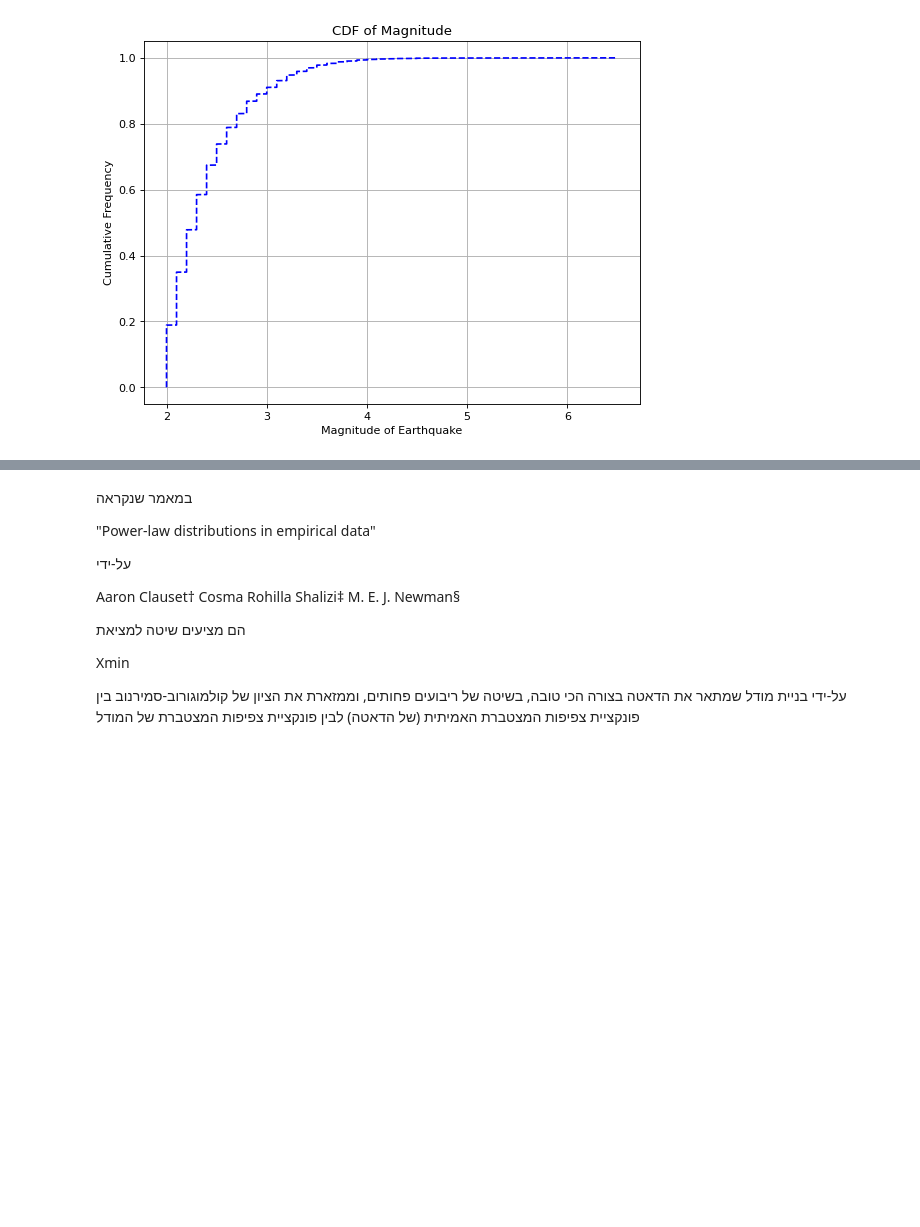
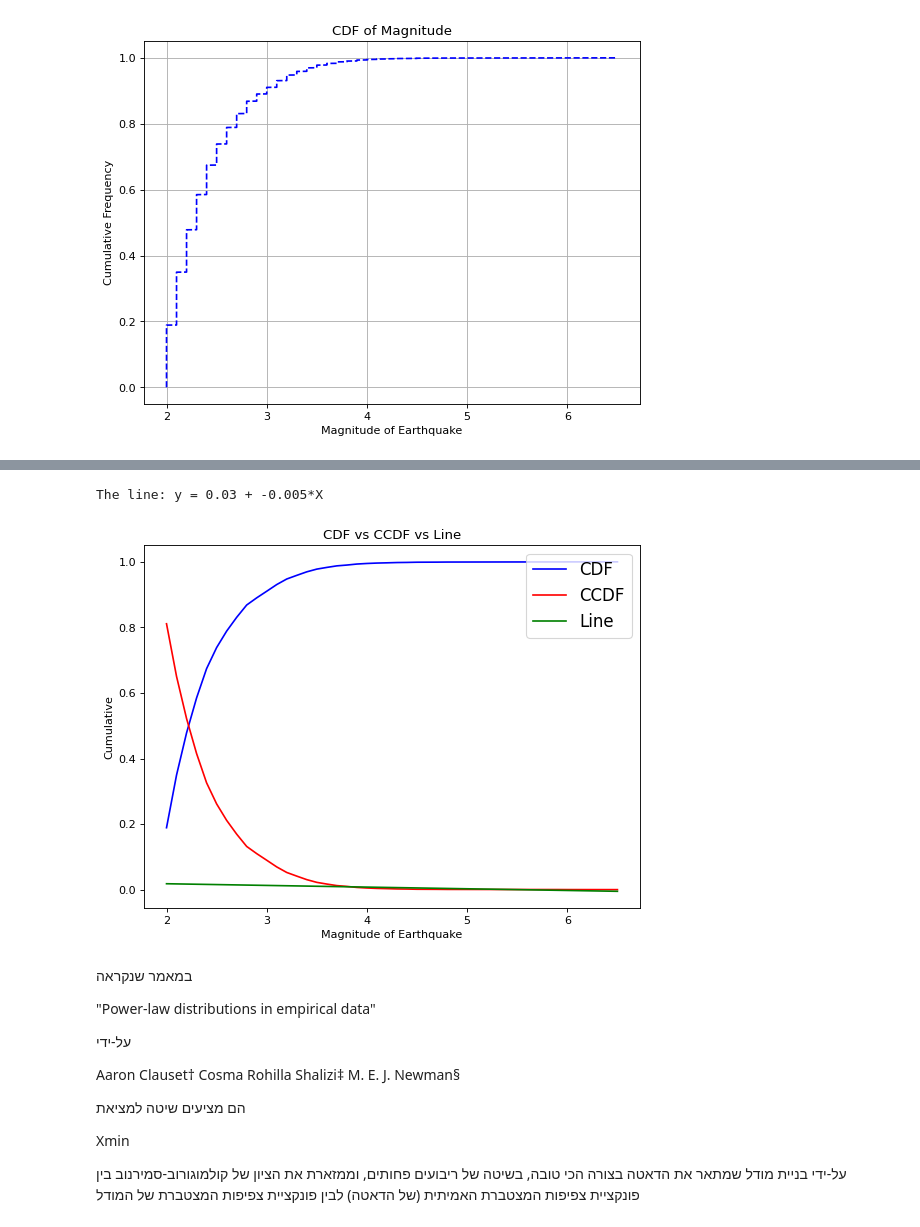
Before and after one commit to DimaFrank/Mathematical_Programming, a Jupyter notebook: Assignment_2.ipynb, the cells around one changed output, grey strips where cells are left out. Drawn from its saved outputs; the diff is of its cells as text; code cells hidden in the pictures; blank space fills up the shorter version.

```diff
--- a/Assignment_2.ipynb
+++ b/Assignment_2.ipynb
@@ -129,3 +137,10 @@ plt.grid()
 plt.show()
 # %% [output]
 [figure]
+# %%
+test=aggregated_data.copy()
+test = test.sort_values(by=['Magnitude'])
+test['Cumulative Freq'] = test['Freq'].cumsum()
+test['CDF'] = test['Cumulative Freq'] / test['Freq'].sum()
+test['CCDF'] = 1 - test['CDF']
+test.head(5)
@@ -132,3 +154,26 @@ plt.show()
+# %%
+X = np.array(test[test['Magnitude']>3.4]['Magnitude']).reshape(-1,1)
+y = np.array(test[test['Magnitude']>3.4]['CCDF']).reshape(-1,1)
+reg = LinearRegression().fit(X, y)
+slope = reg.coef_[0][0]
+intercept = reg.intercept_[0]
+print('The line: y = {intercept} + {coef}*X'.format(intercept=round(intercept,2), coef=round(slope,3)))
+# %% [output]
+The line: y = 0.03 + -0.005*X
+# %%
+linef = lambda x: intercept + slope*x
+# %%
+figure(figsize=(8, 6), dpi=80)
+plt.plot(test['Magnitude'], test['CDF'], 'b-', label='CDF')
+plt.plot(test['Magnitude'], test['CCDF'], 'r-', label='CCDF')
+plt.plot(test['Magnitude'], linef(test['Magnitude']), 'g-', label='Line')
+plt.title("CDF vs CCDF vs Line")
+plt.xlabel("Magnitude of Earthquake")
+plt.ylabel("Cumulative")
+plt.legend(loc=1, prop={'size':15})
+plt.show()
+# %% [output]
+[figure, added]
 # %% [markdown]
 במאמר שנקראה
 
```
Also changed, not shown: parts of 25 cells of this notebook.
